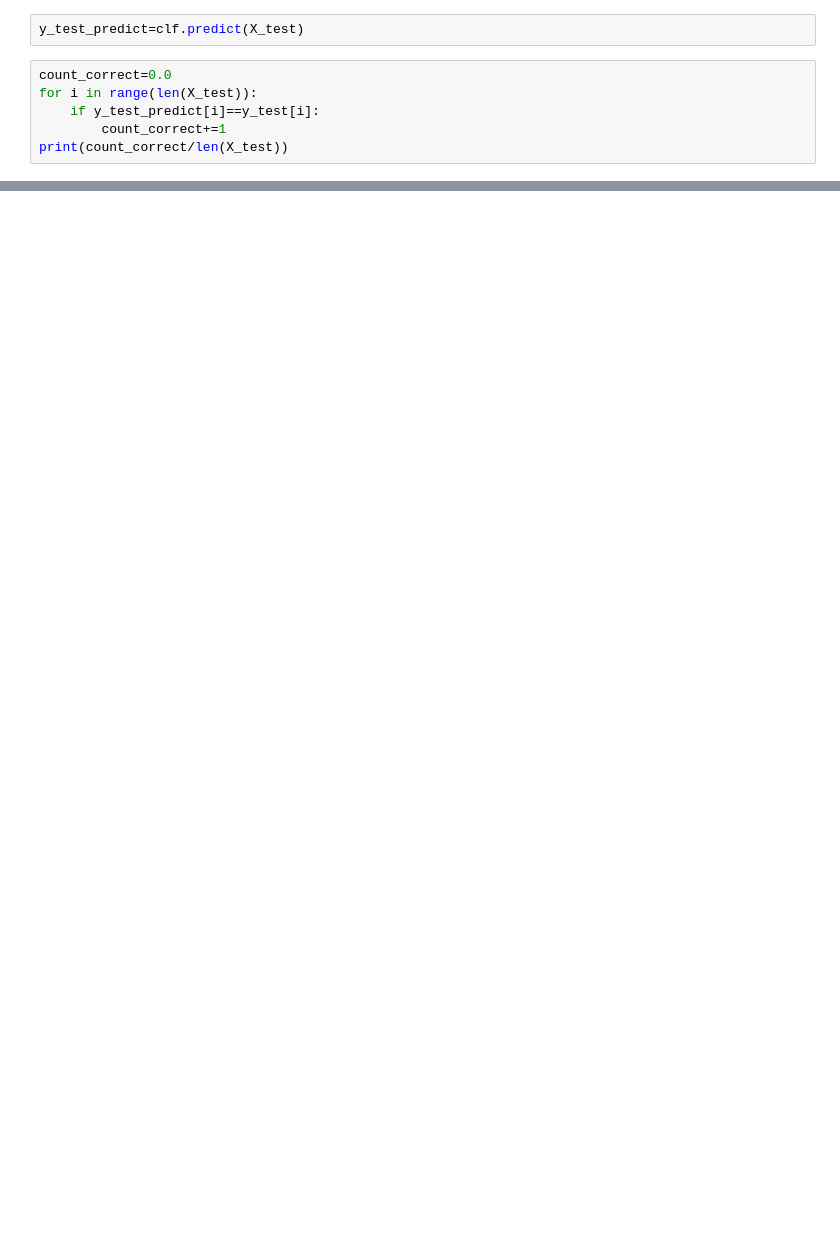
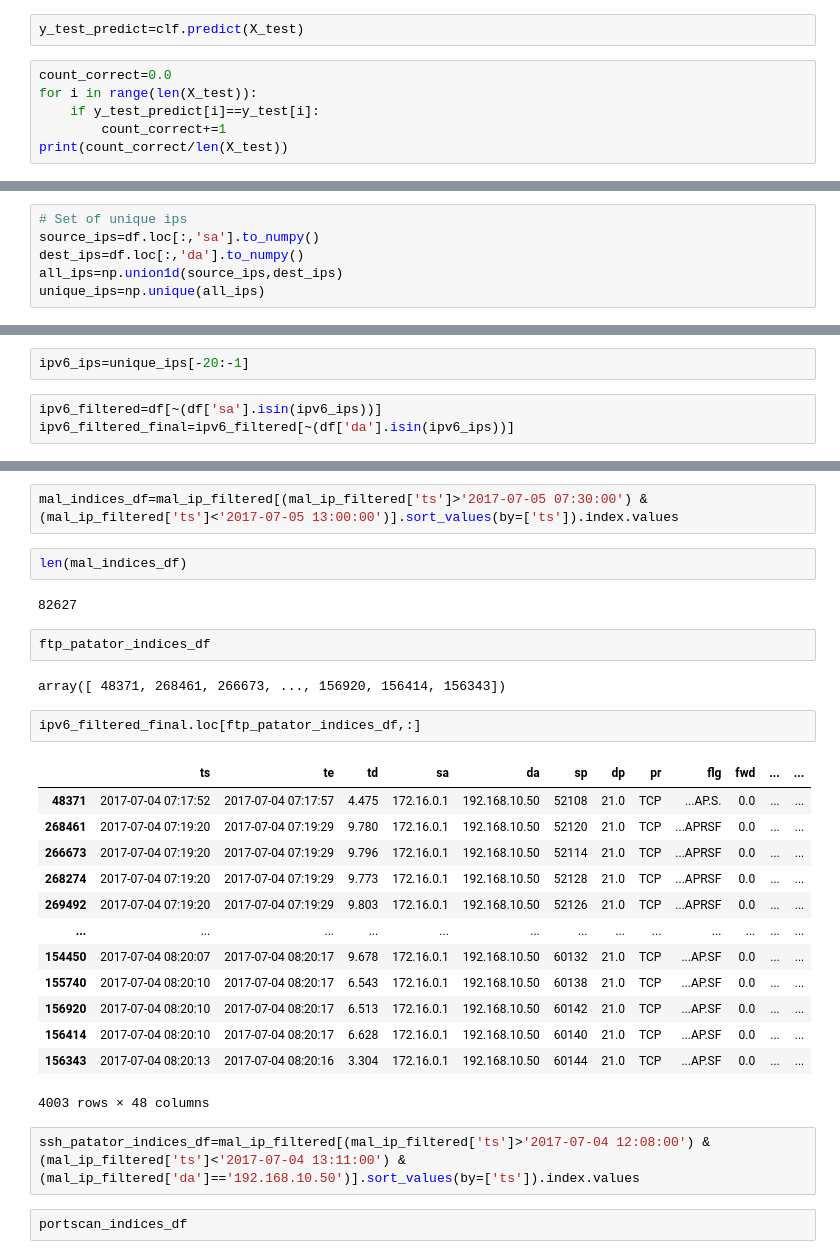
Before and after one commit to arjunbhagoji/network-data-sharing, a Jupyter notebook: cic_ids_analyze.ipynb, the cells around one changed output, grey strips where cells are left out. Cells and saved outputs as stored; diff of their text form; blank space fills up the shorter version.

```diff
--- a/cic_ids_analyze.ipynb
+++ b/cic_ids_analyze.ipynb
@@ -95,0 +191,6 @@ print(count_correct/len(X_test))
+# %%
+# Set of unique ips
+source_ips=df.loc[:,'sa'].to_numpy()
+dest_ips=df.loc[:,'da'].to_numpy()
+all_ips=np.union1d(source_ips,dest_ips)
+unique_ips=np.unique(all_ips)
@@ -95,0 +210,5 @@ print(count_correct/len(X_test))
+# %%
+ipv6_ips=unique_ips[-20:-1]
+# %%
+ipv6_filtered=df[~(df['sa'].isin(ipv6_ips))]
+ipv6_filtered_final=ipv6_filtered[~(df['da'].isin(ipv6_ips))]
@@ -95,0 +319,30 @@ print(count_correct/len(X_test))
+# %%
+mal_indices_df=mal_ip_filtered[(mal_ip_filtered['ts']>'2017-07-05 07:30:00') & (mal_ip_filtered['ts']<'2017-07-05 13:00:00')].sort_values(by=['ts']).index.values
+# %%
+len(mal_indices_df)
+# %% [output]
+82627
+# %%
+ftp_patator_indices_df
+# %% [output]
+array([ 48371, 268461, 266673, ..., 156920, 156414, 156343])
+# %%
+ipv6_filtered_final.loc[ftp_patator_indices_df,:]
+# %% [output]
+|  | ts | te | td | sa | da | sp | dp | pr | flg | fwd | ... | ... |
+| 48371 | 2017-07-04 07:17:52 | 2017-07-04 07:17:57 | 4.475 | 172.16.0.1 | 192.168.10.50 | 52108 | 21.0 | TCP | ...AP.S. | 0.0 | ... | ... |
+| 268461 | 2017-07-04 07:19:20 | 2017-07-04 07:19:29 | 9.780 | 172.16.0.1 | 192.168.10.50 | 52120 | 21.0 | TCP | ...APRSF | 0.0 | ... | ... |
+| 266673 | 2017-07-04 07:19:20 | 2017-07-04 07:19:29 | 9.796 | 172.16.0.1 | 192.168.10.50 | 52114 | 21.0 | TCP | ...APRSF | 0.0 | ... | ... |
+| 268274 | 2017-07-04 07:19:20 | 2017-07-04 07:19:29 | 9.773 | 172.16.0.1 | 192.168.10.50 | 52128 | 21.0 | TCP | ...APRSF | 0.0 | ... | ... |
+| 269492 | 2017-07-04 07:19:20 | 2017-07-04 07:19:29 | 9.803 | 172.16.0.1 | 192.168.10.50 | 52126 | 21.0 | TCP | ...APRSF | 0.0 | ... | ... |
+| ... | ... | ... | ... | ... | ... | ... | ... | ... | ... | ... | ... | ... |
+| 154450 | 2017-07-04 08:20:07 | 2017-07-04 08:20:17 | 9.678 | 172.16.0.1 | 192.168.10.50 | 60132 | 21.0 | TCP | ...AP.SF | 0.0 | ... | ... |
+| 155740 | 2017-07-04 08:20:10 | 2017-07-04 08:20:17 | 6.543 | 172.16.0.1 | 192.168.10.50 | 60138 | 21.0 | TCP | ...AP.SF | 0.0 | ... | ... |
+| 156920 | 2017-07-04 08:20:10 | 2017-07-04 08:20:17 | 6.513 | 172.16.0.1 | 192.168.10.50 | 60142 | 21.0 | TCP | ...AP.SF | 0.0 | ... | ... |
+| 156414 | 2017-07-04 08:20:10 | 2017-07-04 08:20:17 | 6.628 | 172.16.0.1 | 192.168.10.50 | 60140 | 21.0 | TCP | ...AP.SF | 0.0 | ... | ... |
+| 156343 | 2017-07-04 08:20:13 | 2017-07-04 08:20:16 | 3.304 | 172.16.0.1 | 192.168.10.50 | 60144 | 21.0 | TCP | ...AP.SF | 0.0 | ... | ... |
+4003 rows × 48 columns
+# %%
+ssh_patator_indices_df=mal_ip_filtered[(mal_ip_filtered['ts']>'2017-07-04 12:08:00') & (mal_ip_filtered['ts']<'2017-07-04 13:11:00') & (mal_ip_filtered['da']=='192.168.10.50')].sort_values(by=['ts']).index.values
+# %%
+portscan_indices_df
```
Also changed, not shown: parts of 137 cells of this notebook, 7 other files.
